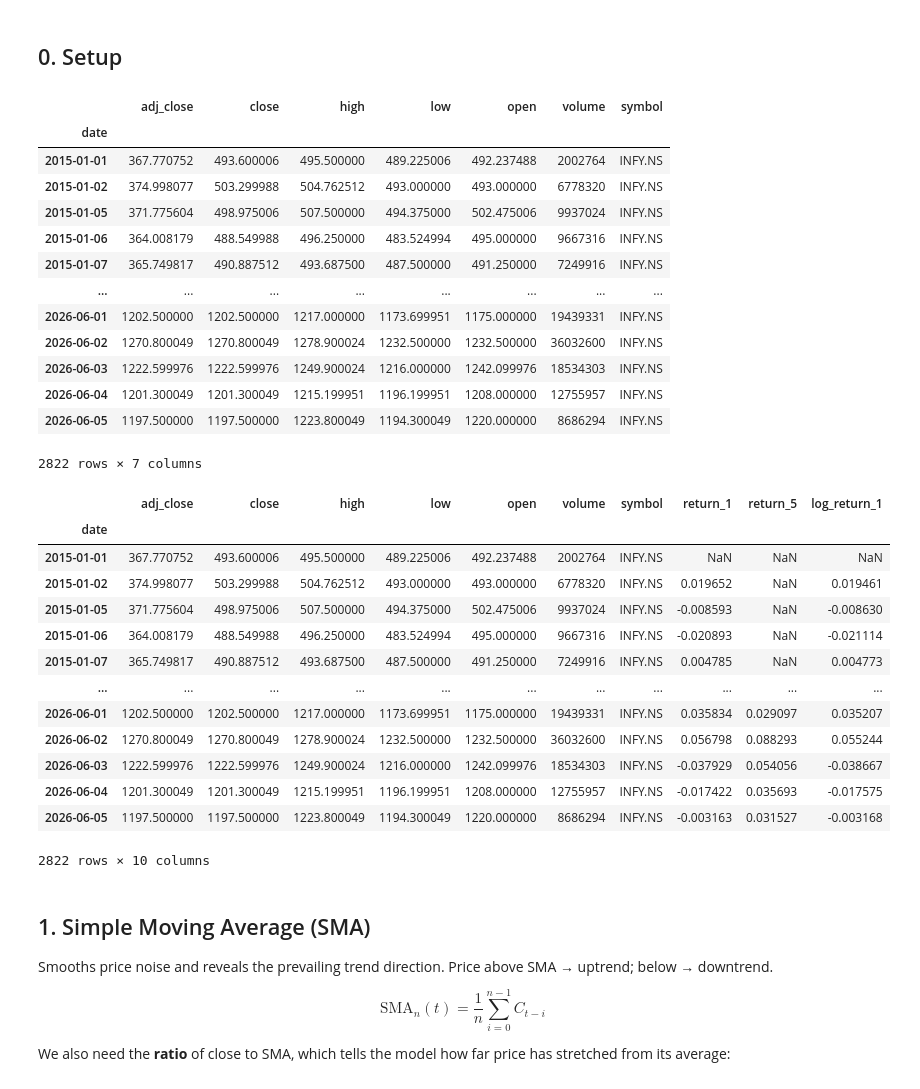
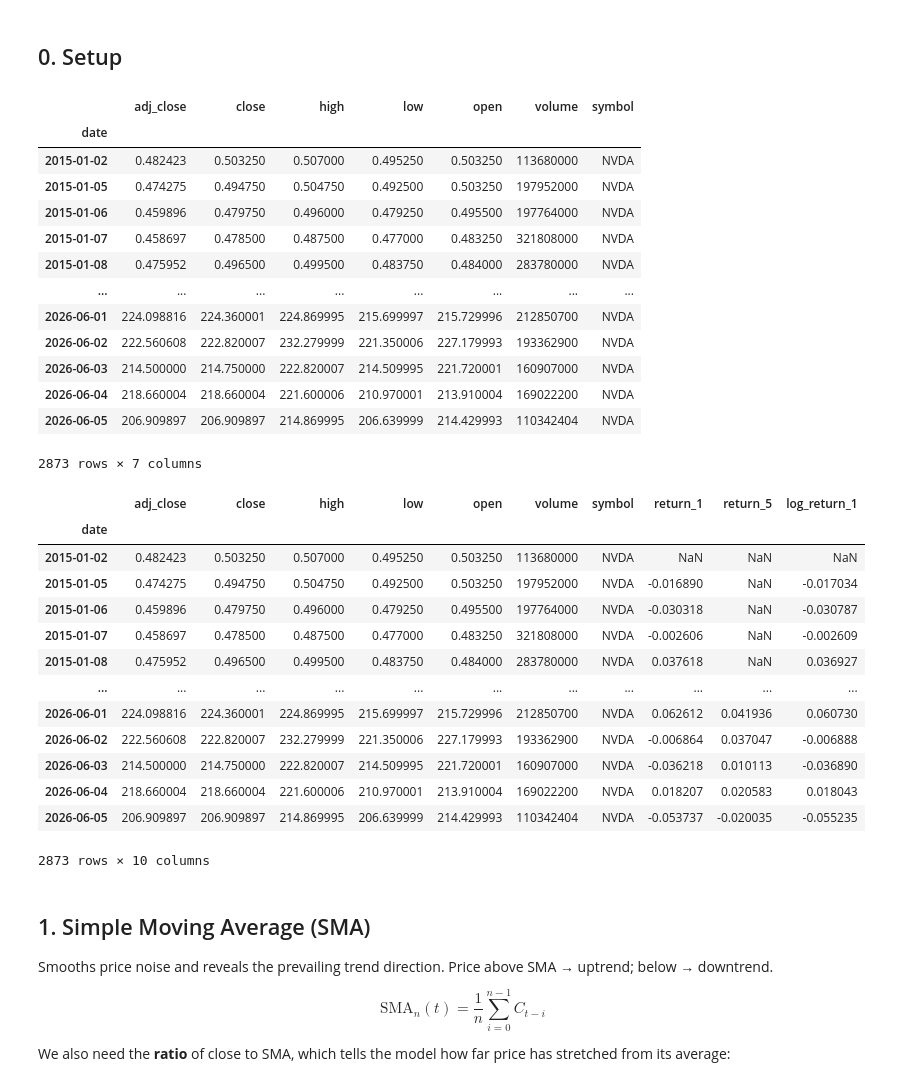
Before and after one commit to AjayReddy888/SOC-Stock-Trading-With-LSTM-And-RL, a Jupyter notebook: Week2/technical_indicators.ipynb, the cells around one changed output. Cells and saved outputs as stored; diff of their text form; code cells hidden in the pictures.

```diff
--- a/Week2/technical_indicators.ipynb
+++ b/Week2/technical_indicators.ipynb
@@ -26,32 +26,32 @@ def safe_symbol(s: str) -> str:
 # %%
 # TODO 0.1 — Load a symbol from RAW_DIR
 # Use 'SPY' or any symbol you downloaded in Notebook 1.
 # - parse 'date' as datetime index, sort ascending
 # - ensure columns: open, high, low, close, volume (all lowercase)
 # - replace 0-volume rows with NaN
-symbol = 'INFY_NS.csv'
-df = pd.read_csv('data/raw/INFY_NS.csv',index_col=0)
+symbol = 'NVDA.csv'
+df = pd.read_csv('data/raw/NVDA.csv',index_col=0)
 df['date'] = pd.to_datetime(df['date'])
 df = df.set_index('date')
 df.sort_index()
 df.columns = [col.lower() for col in df.columns]
 df['volume'].fillna(0)
 display(df)
 # %% [output]
 |  | adj_close | close | high | low | open | volume | symbol |
 | date |  |  |  |  |  |  |  |
-| 2015-01-01 | 367.770752 | 493.600006 | 495.500000 | 489.225006 | 492.237488 | 2002764 | INFY.NS |
-| 2015-01-02 | 374.998077 | 503.299988 | 504.762512 | 493.000000 | 493.000000 | 6778320 | INFY.NS |
-| 2015-01-05 | 371.775604 | 498.975006 | 507.500000 | 494.375000 | 502.475006 | 9937024 | INFY.NS |
-| 2015-01-06 | 364.008179 | 488.549988 | 496.250000 | 483.524994 | 495.000000 | 9667316 | INFY.NS |
-| 2015-01-07 | 365.749817 | 490.887512 | 493.687500 | 487.500000 | 491.250000 | 7249916 | INFY.NS |
+| 2015-01-02 | 0.482423 | 0.503250 | 0.507000 | 0.495250 | 0.503250 | 113680000 | NVDA |
+| 2015-01-05 | 0.474275 | 0.494750 | 0.504750 | 0.492500 | 0.503250 | 197952000 | NVDA |
+| 2015-01-06 | 0.459896 | 0.479750 | 0.496000 | 0.479250 | 0.495500 | 197764000 | NVDA |
+| 2015-01-07 | 0.458697 | 0.478500 | 0.487500 | 0.477000 | 0.483250 | 321808000 | NVDA |
+| 2015-01-08 | 0.475952 | 0.496500 | 0.499500 | 0.483750 | 0.484000 | 283780000 | NVDA |
 | ... | ... | ... | ... | ... | ... | ... | ... |
-| 2026-06-01 | 1202.500000 | 1202.500000 | 1217.000000 | 1173.699951 | 1175.000000 | 19439331 | INFY.NS |
-| 2026-06-02 | 1270.800049 | 1270.800049 | 1278.900024 | 1232.500000 | 1232.500000 | 36032600 | INFY.NS |
-| 2026-06-03 | 1222.599976 | 1222.599976 | 1249.900024 | 1216.000000 | 1242.099976 | 18534303 | INFY.NS |
-| 2026-06-04 | 1201.300049 | 1201.300049 | 1215.199951 | 1196.199951 | 1208.000000 | 12755957 | INFY.NS |
-| 2026-06-05 | 1197.500000 | 1197.500000 | 1223.800049 | 1194.300049 | 1220.000000 | 8686294 | INFY.NS |
+| 2026-06-01 | 224.098816 | 224.360001 | 224.869995 | 215.699997 | 215.729996 | 212850700 | NVDA |
+| 2026-06-02 | 222.560608 | 222.820007 | 232.279999 | 221.350006 | 227.179993 | 193362900 | NVDA |
+| 2026-06-03 | 214.500000 | 214.750000 | 222.820007 | 214.509995 | 221.720001 | 160907000 | NVDA |
+| 2026-06-04 | 218.660004 | 218.660004 | 221.600006 | 210.970001 | 213.910004 | 169022200 | NVDA |
+| 2026-06-05 | 206.909897 | 206.909897 | 214.869995 | 206.639999 | 214.429993 | 110342404 | NVDA |
-2822 rows × 7 columns
+2873 rows × 7 columns
 # %%
 # Run this after TODO 0.1 is complete
 
@@ -74,18 +74,18 @@ display(df)
 # %% [output]
 |  | adj_close | close | high | low | open | volume | symbol | return_1 | return_5 | log_return_1 |
 | date |  |  |  |  |  |  |  |  |  |  |
-| 2015-01-01 | 367.770752 | 493.600006 | 495.500000 | 489.225006 | 492.237488 | 2002764 | INFY.NS | NaN | NaN | NaN |
-| 2015-01-02 | 374.998077 | 503.299988 | 504.762512 | 493.000000 | 493.000000 | 6778320 | INFY.NS | 0.019652 | NaN | 0.019461 |
-| 2015-01-05 | 371.775604 | 498.975006 | 507.500000 | 494.375000 | 502.475006 | 9937024 | INFY.NS | -0.008593 | NaN | -0.008630 |
-| 2015-01-06 | 364.008179 | 488.549988 | 496.250000 | 483.524994 | 495.000000 | 9667316 | INFY.NS | -0.020893 | NaN | -0.021114 |
-| 2015-01-07 | 365.749817 | 490.887512 | 493.687500 | 487.500000 | 491.250000 | 7249916 | INFY.NS | 0.004785 | NaN | 0.004773 |
+| 2015-01-02 | 0.482423 | 0.503250 | 0.507000 | 0.495250 | 0.503250 | 113680000 | NVDA | NaN | NaN | NaN |
+| 2015-01-05 | 0.474275 | 0.494750 | 0.504750 | 0.492500 | 0.503250 | 197952000 | NVDA | -0.016890 | NaN | -0.017034 |
+| 2015-01-06 | 0.459896 | 0.479750 | 0.496000 | 0.479250 | 0.495500 | 197764000 | NVDA | -0.030318 | NaN | -0.030787 |
+| 2015-01-07 | 0.458697 | 0.478500 | 0.487500 | 0.477000 | 0.483250 | 321808000 | NVDA | -0.002606 | NaN | -0.002609 |
+| 2015-01-08 | 0.475952 | 0.496500 | 0.499500 | 0.483750 | 0.484000 | 283780000 | NVDA | 0.037618 | NaN | 0.036927 |
 | ... | ... | ... | ... | ... | ... | ... | ... | ... | ... | ... |
-| 2026-06-01 | 1202.500000 | 1202.500000 | 1217.000000 | 1173.699951 | 1175.000000 | 19439331 | INFY.NS | 0.035834 | 0.029097 | 0.035207 |
-| 2026-06-02 | 1270.800049 | 1270.800049 | 1278.900024 | 1232.500000 | 1232.500000 | 36032600 | INFY.NS | 0.056798 | 0.088293 | 0.055244 |
-| 2026-06-03 | 1222.599976 | 1222.599976 | 1249.900024 | 1216.000000 | 1242.099976 | 18534303 | INFY.NS | -0.037929 | 0.054056 | -0.038667 |
-| 2026-06-04 | 1201.300049 | 1201.300049 | 1215.199951 | 1196.199951 | 1208.000000 | 12755957 | INFY.NS | -0.017422 | 0.035693 | -0.017575 |
-| 2026-06-05 | 1197.500000 | 1197.500000 | 1223.800049 | 1194.300049 | 1220.000000 | 8686294 | INFY.NS | -0.003163 | 0.031527 | -0.003168 |
+| 2026-06-01 | 224.098816 | 224.360001 | 224.869995 | 215.699997 | 215.729996 | 212850700 | NVDA | 0.062612 | 0.041936 | 0.060730 |
+| 2026-06-02 | 222.560608 | 222.820007 | 232.279999 | 221.350006 | 227.179993 | 193362900 | NVDA | -0.006864 | 0.037047 | -0.006888 |
+| 2026-06-03 | 214.500000 | 214.750000 | 222.820007 | 214.509995 | 221.720001 | 160907000 | NVDA | -0.036218 | 0.010113 | -0.036890 |
+| 2026-06-04 | 218.660004 | 218.660004 | 221.600006 | 210.970001 | 213.910004 | 169022200 | NVDA | 0.018207 | 0.020583 | 0.018043 |
+| 2026-06-05 | 206.909897 | 206.909897 | 214.869995 | 206.639999 | 214.429993 | 110342404 | NVDA | -0.053737 | -0.020035 | -0.055235 |
-2822 rows × 10 columns
+2873 rows × 10 columns
 # %% [markdown]
 ## 1. Simple Moving Average (SMA)
 
```
Also changed, not shown: parts of 11 cells of this notebook, 1 other file.
